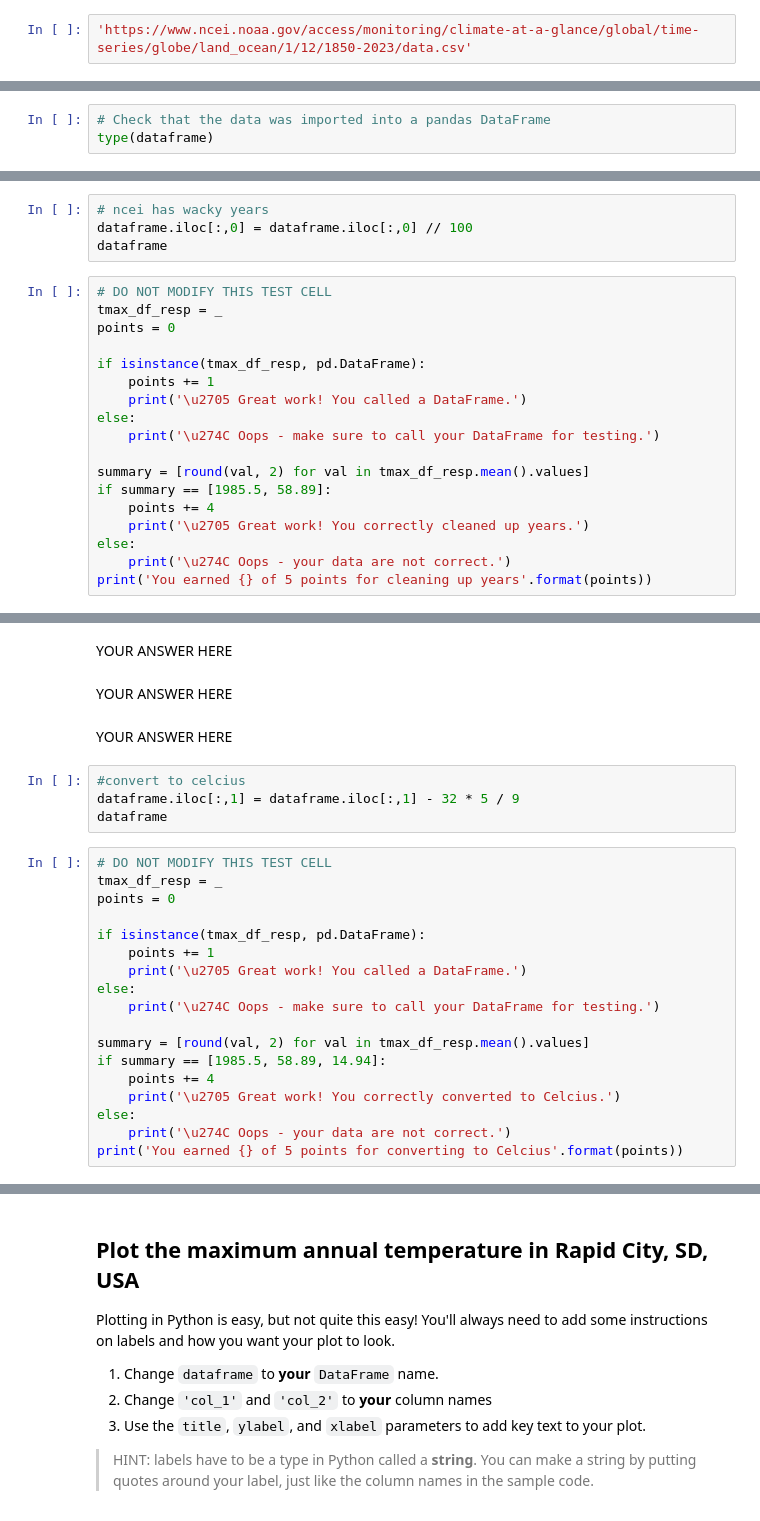
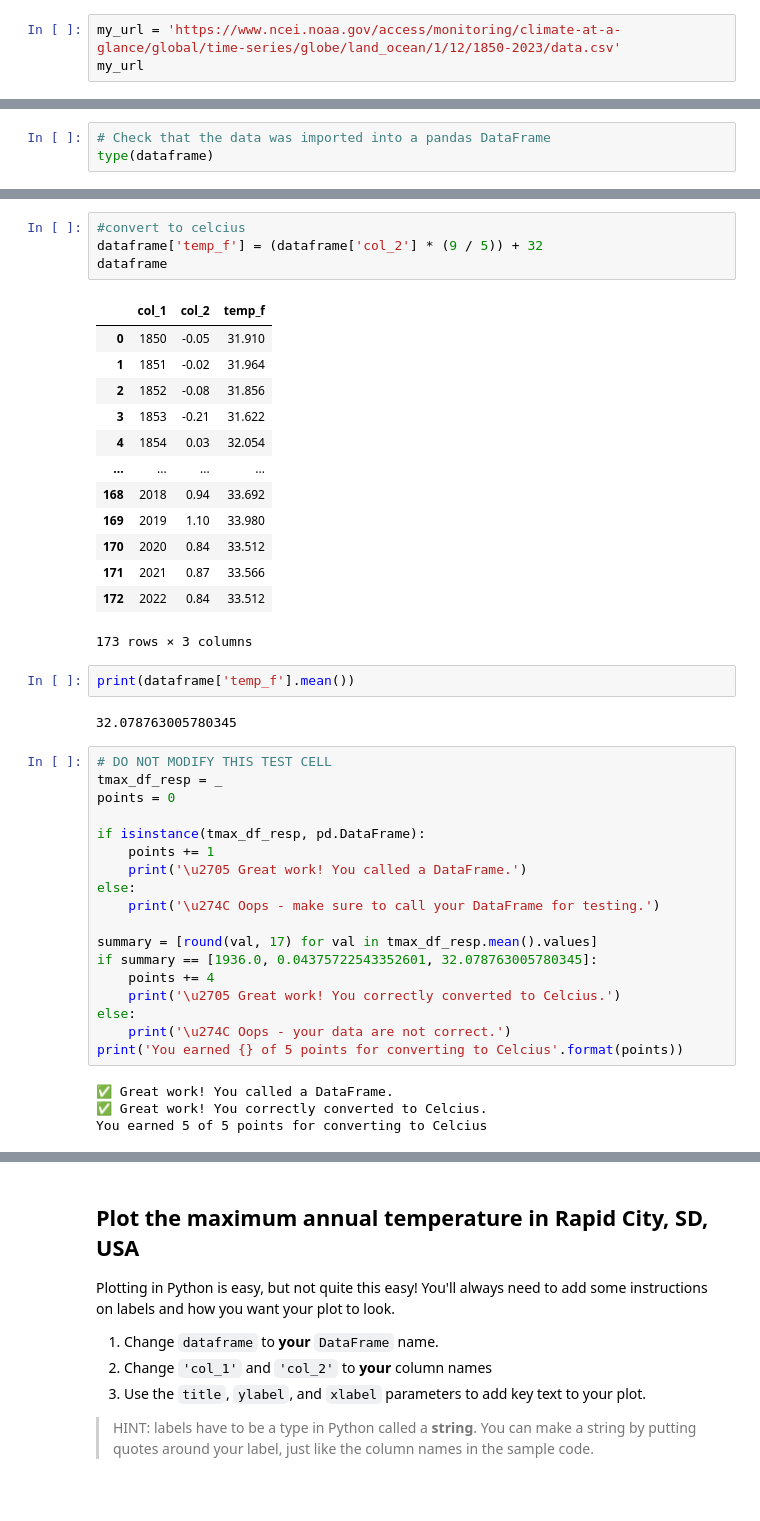
Before and after one commit to nquarder/01-geopark-get-started-reproducible-science-template, a Jupyter notebook: Get Started with Open Reproducible Science!.ipynb, the cells around one changed output, grey strips where cells are left out. Cells and saved outputs as stored; diff of their text form.

Commit message:
change test cells

```diff
--- a/Get Started with Open Reproducible Science!.ipynb
+++ b/Get Started with Open Reproducible Science!.ipynb
@@ -168,4 +171,5 @@ The cell below contains the URL for the data you will use in this part of the no
      > HINT: You should see two vertical lines in each cell - don't let your code go past the second line
   3. At the end of the cell where you define your url variable, **call your variable (type out its name)** so it can be tested.
 # %%
-'https://www.ncei.noaa.gov/access/monitoring/climate-at-a-glance/global/time-series/globe/land_ocean/1/12/1850-2023/data.csv'
+my_url = 'https://www.ncei.noaa.gov/access/monitoring/climate-at-a-glance/global/time-series/globe/land_ocean/1/12/1850-2023/data.csv'
+my_url
@@ -245,42 +267,32 @@ Take a look at your data. Do you want to use it as is, or does it need to be mod
 
  1. Replace `dataframe` with the name of **your** dataframe whenever it appears.
  2. Run the code below.
-# %%
-# ncei has wacky years
-dataframe.iloc[:,0] = dataframe.iloc[:,0] // 100
-dataframe
-# %%
-# DO NOT MODIFY THIS TEST CELL
-tmax_df_resp = _
-points = 0
-
-if isinstance(tmax_df_resp, pd.DataFrame):
-    points += 1
-    print('\u2705 Great work! You called a DataFrame.')
-else:
-    print('\u274C Oops - make sure to call your DataFrame for testing.')
-
-summary = [round(val, 2) for val in tmax_df_resp.mean().values]
-if summary == [1985.5, 58.89]:
-    points += 4
-    print('\u2705 Great work! You correctly cleaned up years.')
-else:
-    print('\u274C Oops - your data are not correct.')
-print('You earned {} of 5 points for cleaning up years'.format(points))
 # %% [markdown]
 <img src="https://static.thenounproject.com/png/3842781-200.png" width=20 style="float: left; padding: 3px" /> Want an EXTRA CHALLENGE? Modify the code to be **more expressive**.
 
 Rewrite the code below to select columns by **name** instead of by **index**. You might find the [pandas User Guide section on slicing and dicing](https://pandas.pydata.org/docs/user_guide/indexing.html) to be useful. However - don't worry if you can't figure this out yet! We're going to talk a lot about how to use pandas `DataFrame`s.
-# %% [markdown]
-YOUR ANSWER HERE
-# %% [markdown]
-YOUR ANSWER HERE
-# %% [markdown]
-YOUR ANSWER HERE
 # %%
 #convert to celcius
-dataframe.iloc[:,1] = dataframe.iloc[:,1] - 32 * 5 / 9
+dataframe['temp_f'] = (dataframe['col_2'] * (9 / 5)) + 32
 dataframe
+# %% [output]
+|  | col_1 | col_2 | temp_f |
+| 0 | 1850 | -0.05 | 31.910 |
+| 1 | 1851 | -0.02 | 31.964 |
+| 2 | 1852 | -0.08 | 31.856 |
+| 3 | 1853 | -0.21 | 31.622 |
+| 4 | 1854 | 0.03 | 32.054 |
+| ... | ... | ... | ... |
+| 168 | 2018 | 0.94 | 33.692 |
+| 169 | 2019 | 1.10 | 33.980 |
+| 170 | 2020 | 0.84 | 33.512 |
+| 171 | 2021 | 0.87 | 33.566 |
+| 172 | 2022 | 0.84 | 33.512 |
+173 rows × 3 columns
+# %%
+print(dataframe['temp_f'].mean())
+# %% [output]
+32.078763005780345
 # %%
 # DO NOT MODIFY THIS TEST CELL
 tmax_df_resp = _
@@ -292,13 +304,17 @@ if isinstance(tmax_df_resp, pd.DataFrame):
 else:
     print('\u274C Oops - make sure to call your DataFrame for testing.')
 
-summary = [round(val, 2) for val in tmax_df_resp.mean().values]
-if summary == [1985.5, 58.89, 14.94]:
+summary = [round(val, 17) for val in tmax_df_resp.mean().values]
+if summary == [1936.0, 0.04375722543352601, 32.078763005780345]:
     points += 4
     print('\u2705 Great work! You correctly converted to Celcius.')
 else:
     print('\u274C Oops - your data are not correct.')
 print('You earned {} of 5 points for converting to Celcius'.format(points))
+# %% [output]
+✅ Great work! You called a DataFrame.
+✅ Great work! You correctly converted to Celcius.
+You earned 5 of 5 points for converting to Celcius
 # %% [markdown]
 <img src="https://static.thenounproject.com/png/3842781-200.png" width=20 style="float: left; padding: 3px" /> Want an **EXTRA CHALLENGE**?
   1. As you did above, rewrite the code to be more expressive
```
Also changed, not shown: parts of 7 cells of this notebook.
